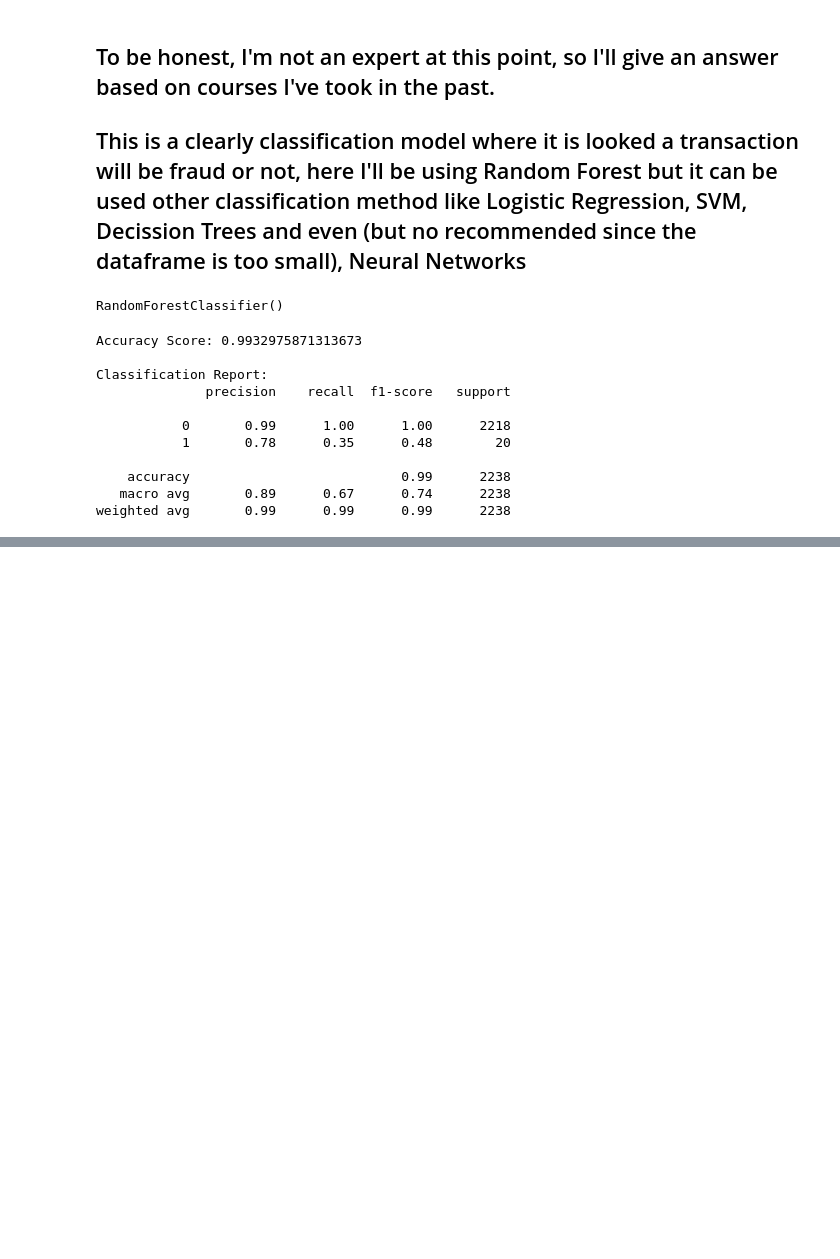
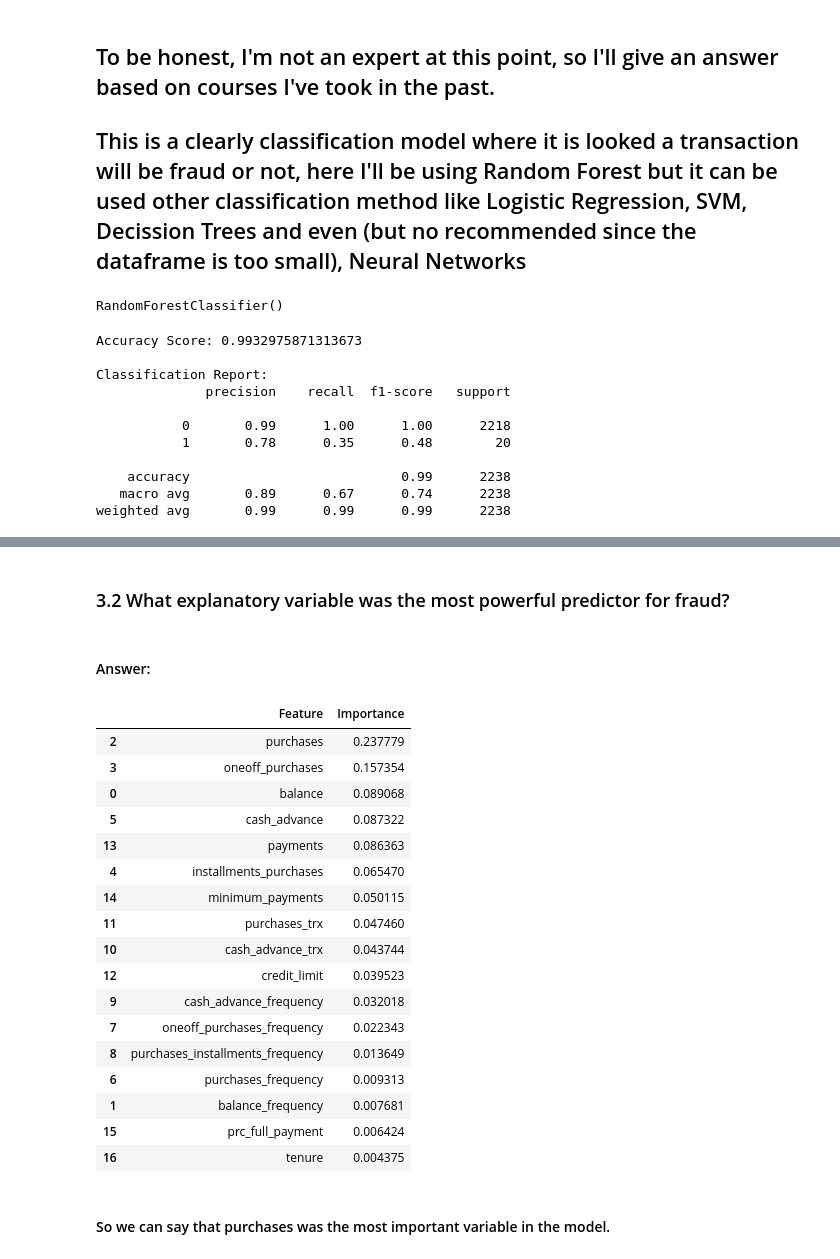
Before and after one commit to earo12/FRAUD_PROJECT, a Jupyter notebook: FRAUD_PROJECT_CLUSTERING.ipynb, the cells around one changed output, grey strips where cells are left out. Cells and saved outputs as stored; diff of their text form; code cells hidden in the pictures; blank space fills up the shorter version.

```diff
--- a/FRAUD_PROJECT_CLUSTERING.ipynb
+++ b/FRAUD_PROJECT_CLUSTERING.ipynb
@@ -259,0 +272,36 @@ weighted avg       0.99      0.99      0.99      2238
+# %% [markdown]
+### 3.2 What explanatory variable was the most powerful predictor for fraud?
+# %%
+# To solve this we can use the information we've got with the RandomForest we already built:
+# And using the feature_importances_ method
+feature_importances = my_model.feature_importances_
+# %%
+
+# Let us create a dataframe in order to check all the values in descending order:
+importances_df = pd.DataFrame({'Feature': X.columns, 'Importance': feature_importances})
+importances_df = importances_df.sort_values(by='Importance', ascending=False)
+# %% [markdown]
+#### Answer:
+# %%
+importances_df
+# %% [output]
+|  | Feature | Importance |
+| 2 | purchases | 0.237779 |
+| 3 | oneoff_purchases | 0.157354 |
+| 0 | balance | 0.089068 |
+| 5 | cash_advance | 0.087322 |
+| 13 | payments | 0.086363 |
+| 4 | installments_purchases | 0.065470 |
+| 14 | minimum_payments | 0.050115 |
+| 11 | purchases_trx | 0.047460 |
+| 10 | cash_advance_trx | 0.043744 |
+| 12 | credit_limit | 0.039523 |
+| 9 | cash_advance_frequency | 0.032018 |
+| 7 | oneoff_purchases_frequency | 0.022343 |
+| 8 | purchases_installments_frequency | 0.013649 |
+| 6 | purchases_frequency | 0.009313 |
+| 1 | balance_frequency | 0.007681 |
+| 15 | prc_full_payment | 0.006424 |
+| 16 | tenure | 0.004375 |
+# %% [markdown]
+#### So we can say that purchases was the most important variable in the model.
```
Also changed, not shown: parts of 3 cells of this notebook.
